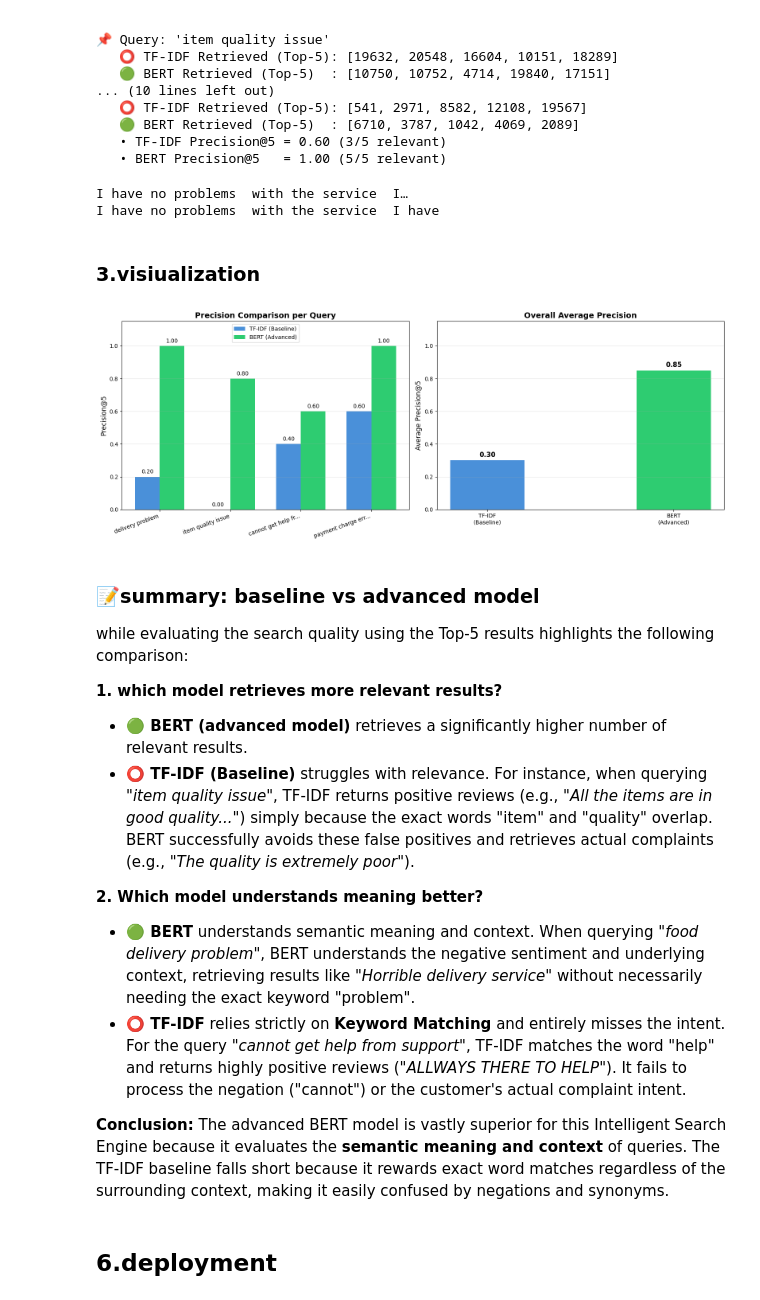
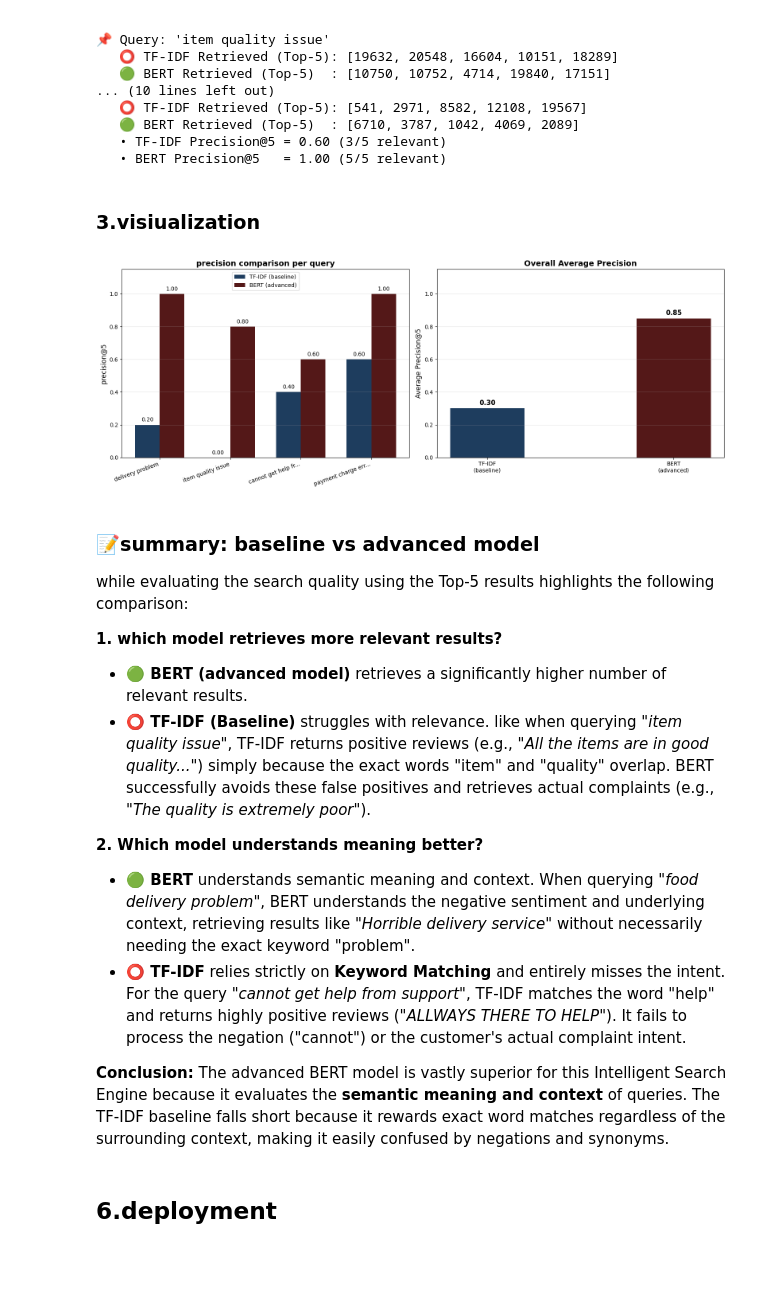
Before and after one commit to khaledsamy20/intelligent_search_engine-NLP-, a Jupyter notebook: intelligent_search_engine.ipynb, the cells around one changed output. Drawn from its saved outputs; the diff is of its cells as text; code cells hidden in the pictures; blank space fills up the shorter version.

```diff
--- a/intelligent_search_engine.ipynb
+++ b/intelligent_search_engine.ipynb
@@ -462,13 +472,6 @@ for query in test_deff_query:
    🟢 BERT Retrieved (Top-5)  : [6710, 3787, 1042, 4069, 2089]
    • TF-IDF Precision@5 = 0.60 (3/5 relevant)
    • BERT Precision@5   = 1.00 (5/5 relevant)
-# %%
-i=15505
-print(data.loc[i, 'Review Title'])
-print(data.loc[i, 'Review Text'])
-# %% [output]
-I have no problems  with the service  I…
-I have no problems  with the service  I have
 # %% [markdown]
 ### 3.visiualization
 # %%
@@ -481,45 +484,45 @@ width = 0.35
 fig, axes = plt.subplots(1, 2, figsize=(16, 6))
 
 # plot 1 precision of both models per query
-bars1 = axes[0].bar(x - width/2, tfidf_precisions, width, label='TF-IDF (Baseline)', color='#4A90D9')
-bars2 = axes[0].bar(x + width/2, bert_precisions, width, label='BERT (Advanced)', color='#2ECC71')
+bars1 = axes[0].bar(x - width/2, tfidf_precisions, width, label='TF-IDF (baseline)', color="#1E3D5E")
+bars2 = axes[0].bar(x + width/2, bert_precisions, width, label='BERT (advanced)', color="#541818")
 
-axes[0].set_ylabel(f'Precision@{K}', fontsize=12)
-axes[0].set_title('Precision Comparison per Query', fontsize=14, fontweight='bold')
+axes[0].set_ylabel(f'precision@{K}', fontsize=12)
+axes[0].set_title('precision comparison per query', fontsize=14, fontweight='bold')
 axes[0].set_xticks(x)
 axes[0].set_xticklabels(short_labels, rotation=20, ha='right')
 axes[0].legend()
 axes[0].set_ylim(0, 1.15) # Leave room for value text
 axes[0].grid(axis='y', alpha=0.3)
 
 # Add text numbers on top of the bars
 for i in range(len(query_labels)):
     axes[0].text(x[i] - width/2, tfidf_precisions[i] + 0.02, f'{tfidf_precisions[i]:.2f}', ha='center', fontsize=10)
     axes[0].text(x[i] + width/2, bert_precisions[i] + 0.02, f'{bert_precisions[i]:.2f}', ha='center', fontsize=10)
 
 #------------------------------------------------
-#Plot2 Overall (Average) Precision ---
+#plot2 overall (average) precision ---
 avg_tfidf = np.mean(tfidf_precisions)
 avg_bert = np.mean(bert_precisions)
 
-models = ['TF-IDF\n(Baseline)', 'BERT\n(Advanced)']
+models = ['TF-IDF\n(baseline)', 'BERT\n(advanced)']
 avgs = [avg_tfidf, avg_bert]
-colors = ['#4A90D9', '#2ECC71']
+colors = ['#1E3D5E', '#541818']
 
 bars = axes[1].bar(models, avgs, color=colors, width=0.4)
 axes[1].set_ylabel(f'Average Precision@{K}', fontsize=12)
 axes[1].set_title('Overall Average Precision', fontsize=14, fontweight='bold')
 axes[1].set_ylim(0, 1.15)
 axes[1].grid(axis='y', alpha=0.3)
 
 # Add text numbers on top of the bars
 for bar, avg in zip(bars, avgs):
     axes[1].text(bar.get_x() + bar.get_width()/2, bar.get_height() + 0.02, f'{avg:.2f}', ha='center', fontsize=12, fontweight='bold')
 
 plt.tight_layout()
 plt.show()
 # %% [output]
-[figure, old version]
+[figure, new version]
 # %% [markdown]
 ### 📝summary: baseline vs advanced model
 
@@ -527,7 +530,7 @@ while evaluating the search quality using the Top-5 results highlights the follo
 
 **1. which model retrieves more relevant results?**
 * **🟢 BERT (advanced model)** retrieves a significantly higher number of relevant results.
-* **⭕ TF-IDF (Baseline)** struggles with relevance. For instance, when querying *"item quality issue"*, TF-IDF returns positive reviews (e.g., *"All the items are in good quality..."*) simply because the exact words "item" and "quality" overlap. BERT successfully avoids these false positives and retrieves actual complaints (e.g., *"The quality is extremely poor"*).
+* **⭕ TF-IDF (Baseline)** struggles with relevance. like when querying *"item quality issue"*, TF-IDF returns positive reviews (e.g., *"All the items are in good quality..."*) simply because the exact words "item" and "quality" overlap. BERT successfully avoids these false positives and retrieves actual complaints (e.g., *"The quality is extremely poor"*).
 
 **2. Which model understands meaning better?**
 * **🟢 BERT** understands semantic meaning and context. When querying *"food delivery problem"*, BERT understands the negative sentiment and underlying context, retrieving results like *"Horrible delivery service"* without necessarily needing the exact keyword "problem".
```
Also changed, not shown: parts of 14 cells of this notebook, 2 other files.
